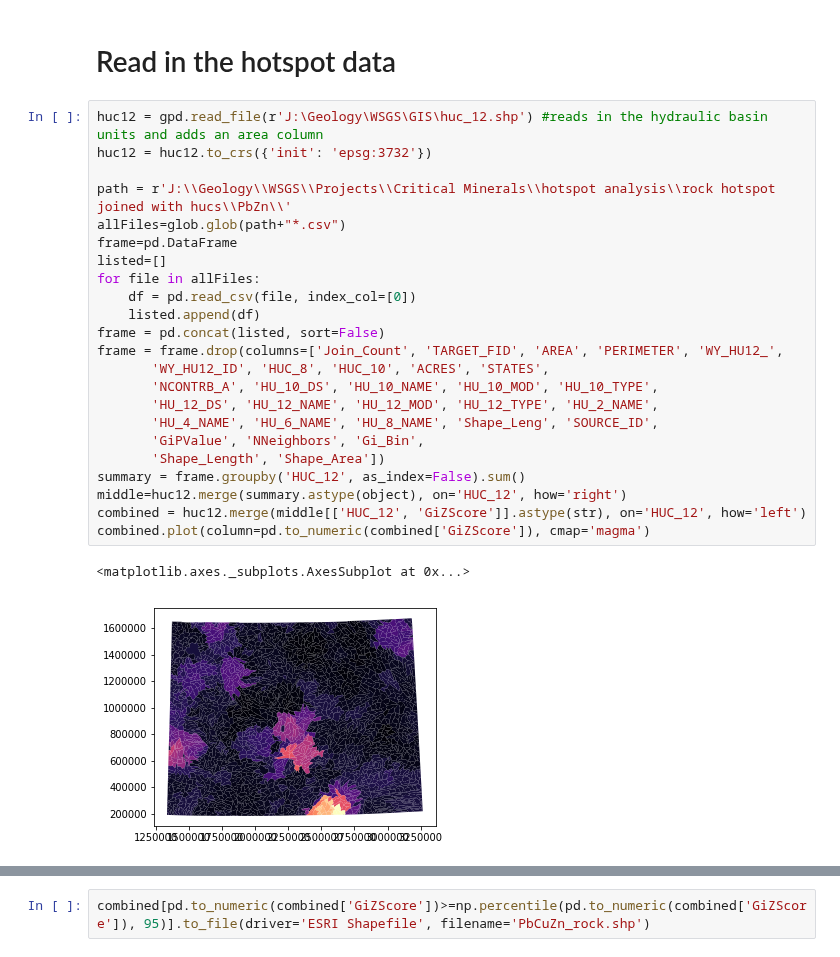
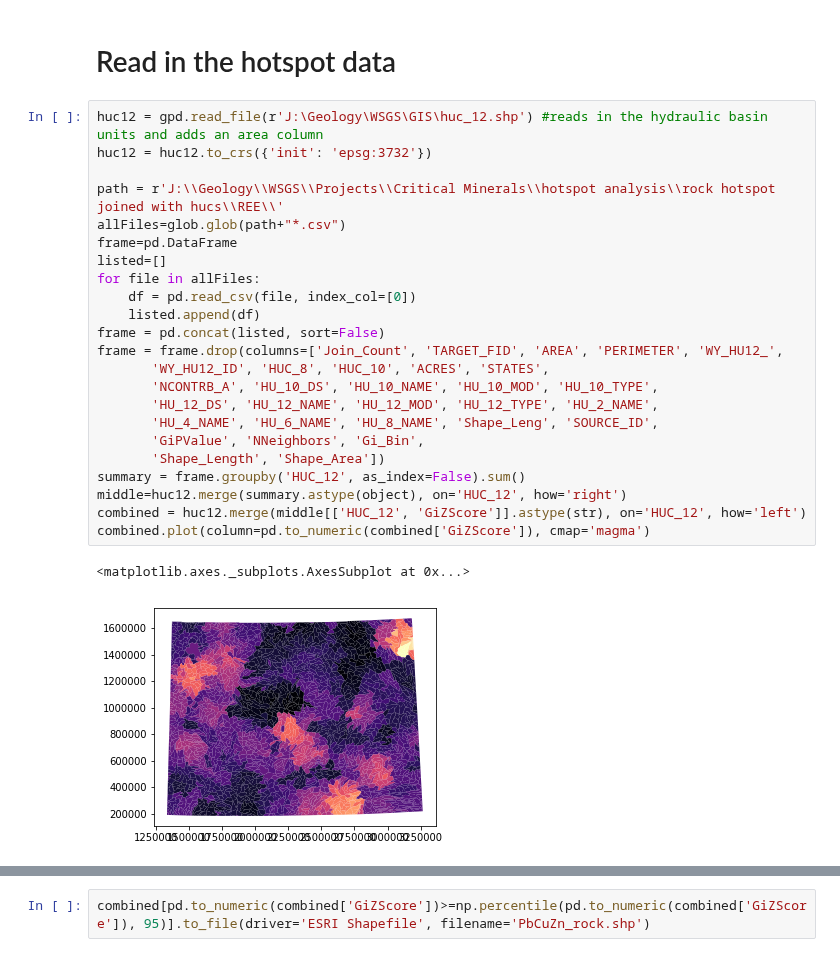
Before and after one commit to jessepisel/criticalandstrategic, a Jupyter notebook: rock hotspots.ipynb, the cells around one changed output, grey strips where cells are left out. Cells and saved outputs as stored; diff of their text form.

```diff
--- a/rock hotspots.ipynb
+++ b/rock hotspots.ipynb
@@ -82,29 +84,29 @@ maximal.to_file(driver='ESRI Shapefile', filename='max_rock_values.shp')
 # %%
 huc12 = gpd.read_file(r'J:\Geology\WSGS\GIS\huc_12.shp') #reads in the hydraulic basin units and adds an area column
 huc12 = huc12.to_crs({'init': 'epsg:3732'})
 
-path = r'J:\\Geology\\WSGS\\Projects\\Critical Minerals\\hotspot analysis\\rock hotspot joined with hucs\\PbZn\\'
+path = r'J:\\Geology\\WSGS\\Projects\\Critical Minerals\\hotspot analysis\\rock hotspot joined with hucs\\REE\\'
 allFiles=glob.glob(path+"*.csv")
 frame=pd.DataFrame
 listed=[]
 for file in allFiles:
     df = pd.read_csv(file, index_col=[0])
     listed.append(df)
 frame = pd.concat(listed, sort=False)
 frame = frame.drop(columns=['Join_Count', 'TARGET_FID', 'AREA', 'PERIMETER', 'WY_HU12_',
        'WY_HU12_ID', 'HUC_8', 'HUC_10', 'ACRES', 'STATES',
        'NCONTRB_A', 'HU_10_DS', 'HU_10_NAME', 'HU_10_MOD', 'HU_10_TYPE',
        'HU_12_DS', 'HU_12_NAME', 'HU_12_MOD', 'HU_12_TYPE', 'HU_2_NAME',
        'HU_4_NAME', 'HU_6_NAME', 'HU_8_NAME', 'Shape_Leng', 'SOURCE_ID',
        'GiPValue', 'NNeighbors', 'Gi_Bin',
        'Shape_Length', 'Shape_Area'])
 summary = frame.groupby('HUC_12', as_index=False).sum()
 middle=huc12.merge(summary.astype(object), on='HUC_12', how='right')
 combined = huc12.merge(middle[['HUC_12', 'GiZScore']].astype(str), on='HUC_12', how='left')
 combined.plot(column=pd.to_numeric(combined['GiZScore']), cmap='magma')
 # %% [output]
 <matplotlib.axes._subplots.AxesSubplot at 0x...>
-[figure, old version]
+[figure, new version]
 # %%
 fig, ax = plt.subplots()
 combined.plot( color='gray', ax=ax)
```
Also changed, not shown: parts of 4 cells of this notebook, 2 other files.
